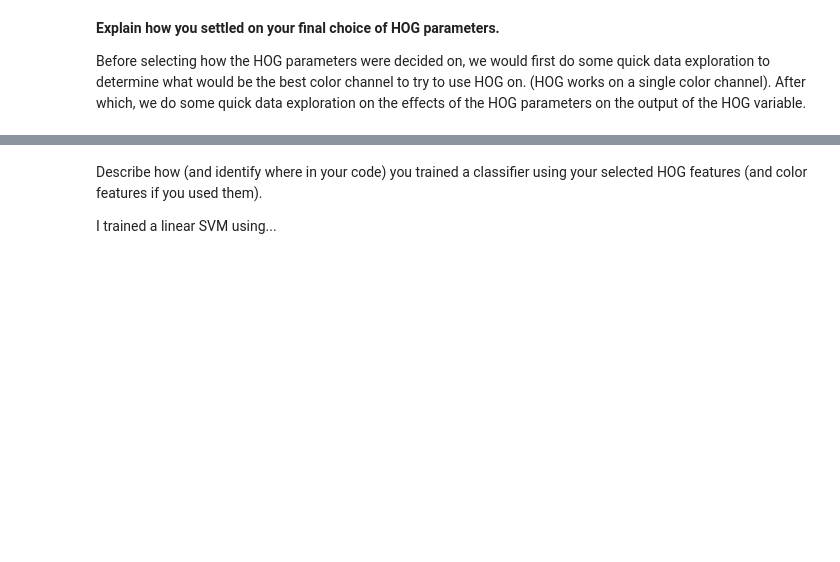
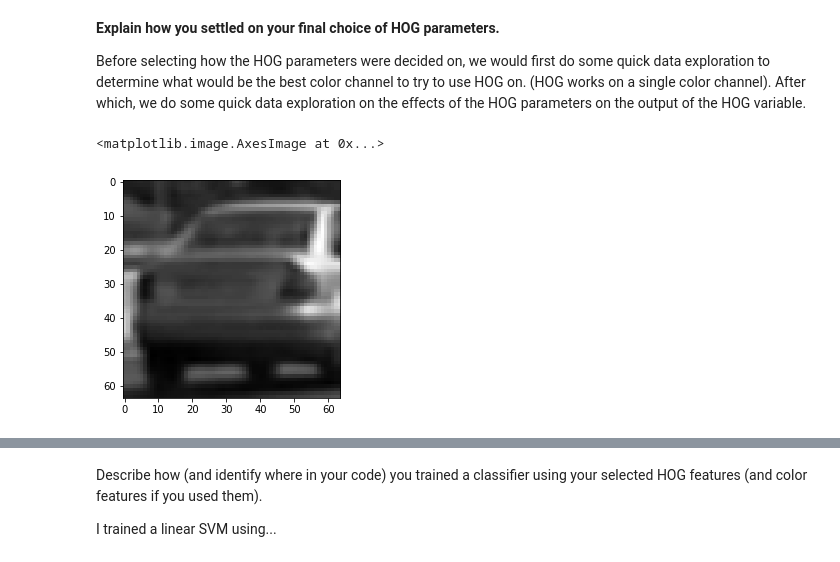
Before and after one commit to hairizuanbinnoorazman/CarND-Vehicle-Detection, a Jupyter notebook: Vehicle Detection.ipynb, the cells around one changed output, grey strips where cells are left out. Drawn from its saved outputs; the diff is of its cells as text; code cells hidden in the pictures; blank space fills up the shorter version.

Commit message:
feat: Added some quick color analysis to see which color channel we could probably use for hog analysis

```diff
--- a/Vehicle Detection.ipynb
+++ b/Vehicle Detection.ipynb
@@ -109,3 +109,14 @@ def gray_convert(image):
     '''
     image = cv2.cvtColor(image, cv2.COLOR_RGB2GRAY)
     return image
+# %%
+# Color images will be tested to see clarity of vehicle when compared to background
+# We will be using one of the images from the dataset to see what the algorithm need
+image_for_analysis = mpimg.imread('./vehicles/GTI_Left/image0009.png')
+# %%
+# Gray image
+gray_image = gray_convert(image_for_analysis)
+plt.imshow(gray_image, cmap='gray')
+# %% [output]
+<matplotlib.image.AxesImage at 0x...>
+[figure, added]
```
Also changed, not shown: parts of 5 cells of this notebook.
